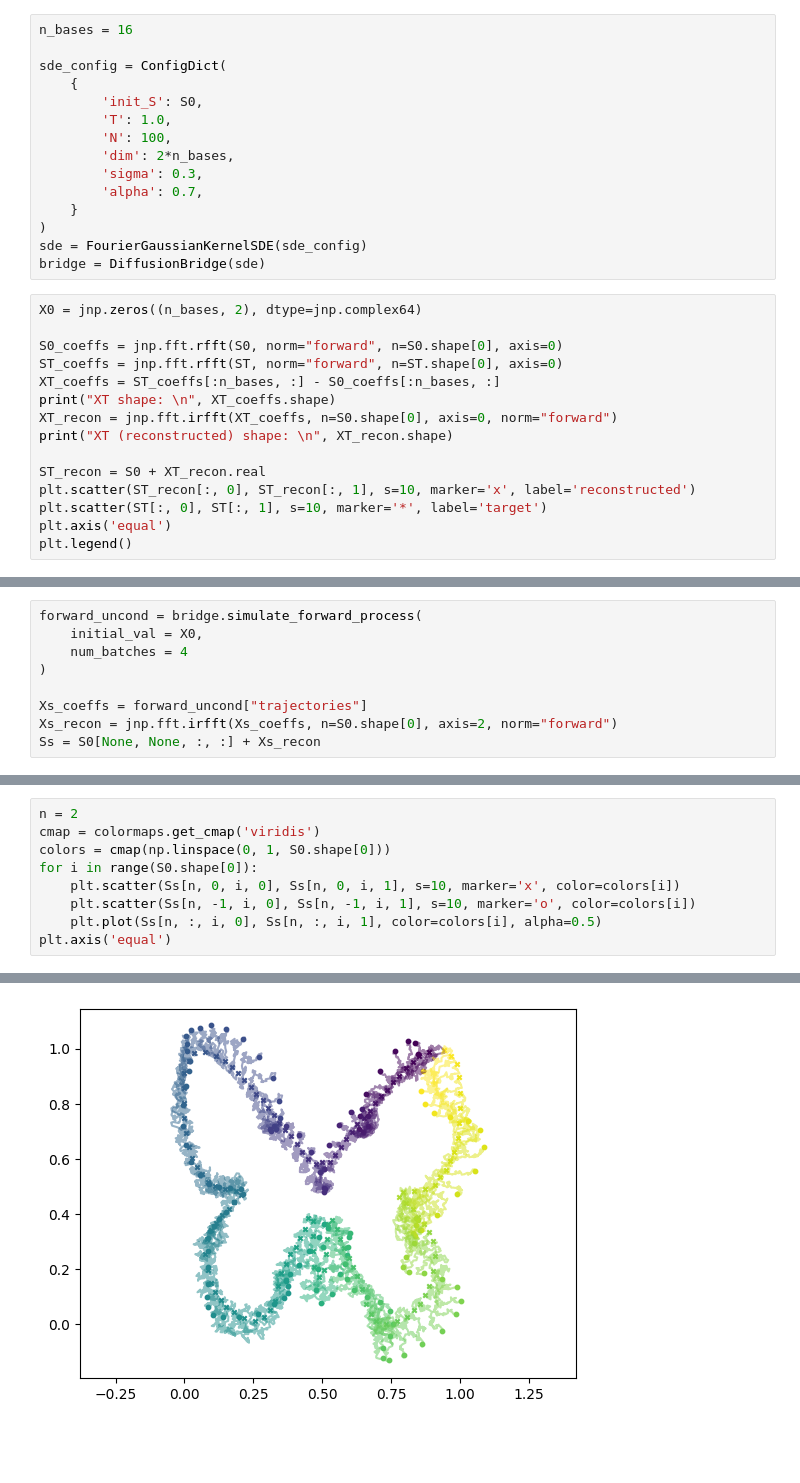
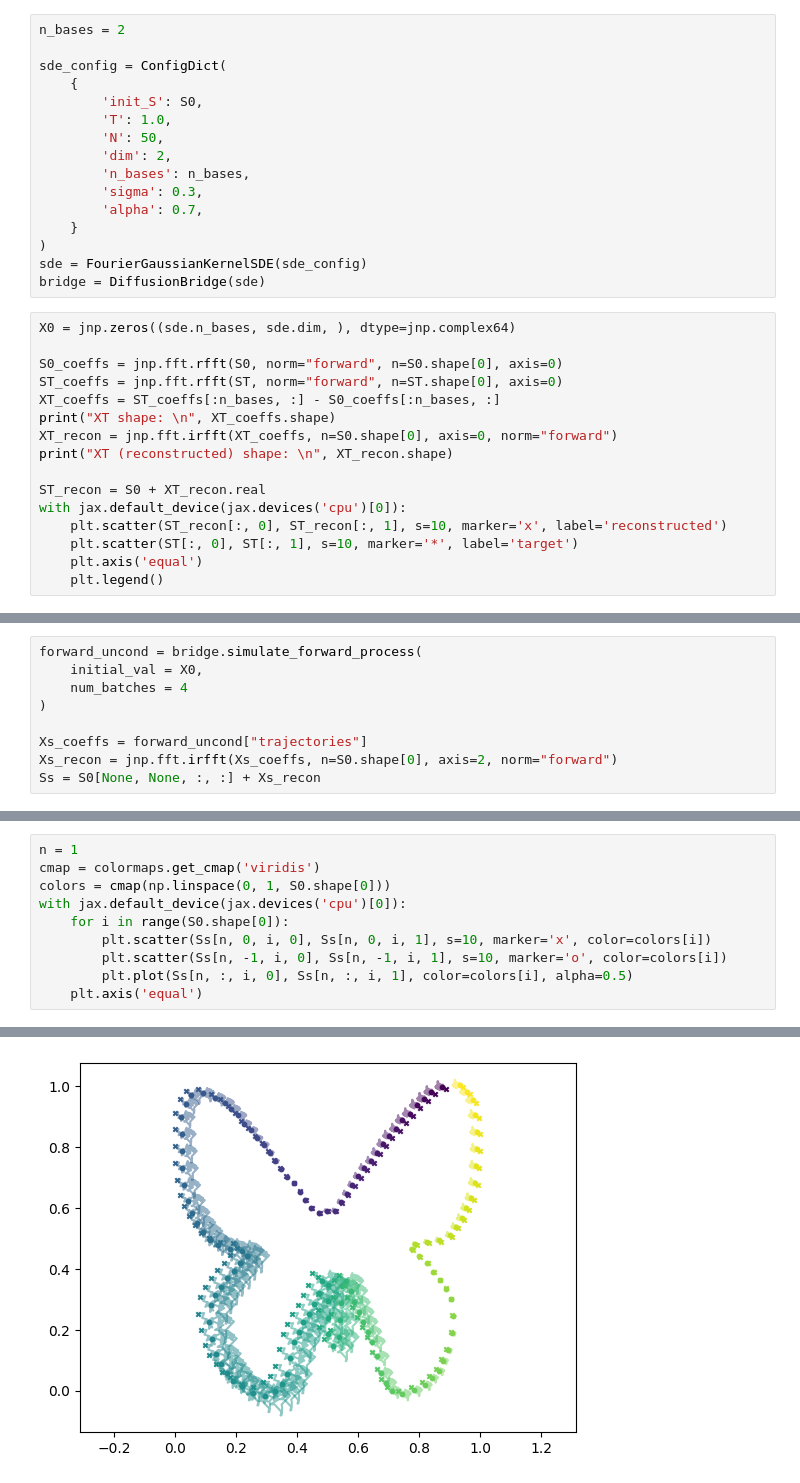
Before and after one commit to libbylbaker/infsdebridge, a Jupyter notebook: sdebridge/notebooks/gaussian_Q_bridge_fft_sm.ipynb, the cells around one changed output, grey strips where cells are left out. Drawn from its saved outputs; the diff is of its cells as text; blank space fills up the shorter version.

```diff
--- a/sdebridge/notebooks/gaussian_Q_bridge_fft_sm.ipynb
+++ b/sdebridge/notebooks/gaussian_Q_bridge_fft_sm.ipynb
@@ -36,14 +52,15 @@ S0 shape:  (130, 2)
 ST shape:  (120, 2)
 [figure]
 # %%
-n_bases = 16
+n_bases = 2
 
 sde_config = ConfigDict(
     {
         'init_S': S0,
         'T': 1.0,
-        'N': 100,
-        'dim': 2*n_bases,
+        'N': 50,
+        'dim': 2,
+        'n_bases': n_bases,
         'sigma': 0.3,
         'alpha': 0.7,
     }
@@ -51,7 +68,7 @@ sde_config = ConfigDict(
 sde = FourierGaussianKernelSDE(sde_config)
 bridge = DiffusionBridge(sde)
 # %%
-X0 = jnp.zeros((n_bases, 2), dtype=jnp.complex64)
+X0 = jnp.zeros((sde.n_bases, sde.dim, ), dtype=jnp.complex64)
 
 S0_coeffs = jnp.fft.rfft(S0, norm="forward", n=S0.shape[0], axis=0)
 ST_coeffs = jnp.fft.rfft(ST, norm="forward", n=ST.shape[0], axis=0)
@@ -61,9 +78,10 @@ XT_recon = jnp.fft.irfft(XT_coeffs, n=S0.shape[0], axis=0, norm="forward")
 print("XT (reconstructed) shape: \n", XT_recon.shape)
 
 ST_recon = S0 + XT_recon.real
-plt.scatter(ST_recon[:, 0], ST_recon[:, 1], s=10, marker='x', label='reconstructed')
-plt.scatter(ST[:, 0], ST[:, 1], s=10, marker='*', label='target')
-plt.axis('equal')
-plt.legend()
+with jax.default_device(jax.devices('cpu')[0]):
+    plt.scatter(ST_recon[:, 0], ST_recon[:, 1], s=10, marker='x', label='reconstructed')
+    plt.scatter(ST[:, 0], ST[:, 1], s=10, marker='*', label='target')
+    plt.axis('equal')
+    plt.legend()
 # %% [output]
 XT shape:
@@ -88,10 +105,11 @@ Ss = S0[None, None, :, :] + Xs_recon
 # %%
-n = 2
+n = 1
 cmap = colormaps.get_cmap('viridis')
 colors = cmap(np.linspace(0, 1, S0.shape[0]))
-for i in range(S0.shape[0]):
-    plt.scatter(Ss[n, 0, i, 0], Ss[n, 0, i, 1], s=10, marker='x', color=colors[i])
-    plt.scatter(Ss[n, -1, i, 0], Ss[n, -1, i, 1], s=10, marker='o', color=colors[i])
-    plt.plot(Ss[n, :, i, 0], Ss[n, :, i, 1], color=colors[i], alpha=0.5)
-plt.axis('equal')
+with jax.default_device(jax.devices('cpu')[0]):
+    for i in range(S0.shape[0]):
+        plt.scatter(Ss[n, 0, i, 0], Ss[n, 0, i, 1], s=10, marker='x', color=colors[i])
+        plt.scatter(Ss[n, -1, i, 0], Ss[n, -1, i, 1], s=10, marker='o', color=colors[i])
+        plt.plot(Ss[n, :, i, 0], Ss[n, :, i, 1], color=colors[i], alpha=0.5)
+    plt.axis('equal')
 # %% [output]
@@ -102 +116 @@ plt.axis('equal')
-[figure, old version]
+[figure, new version]
```
Also changed, not shown: parts of 9 cells of this notebook, 7 other files.
